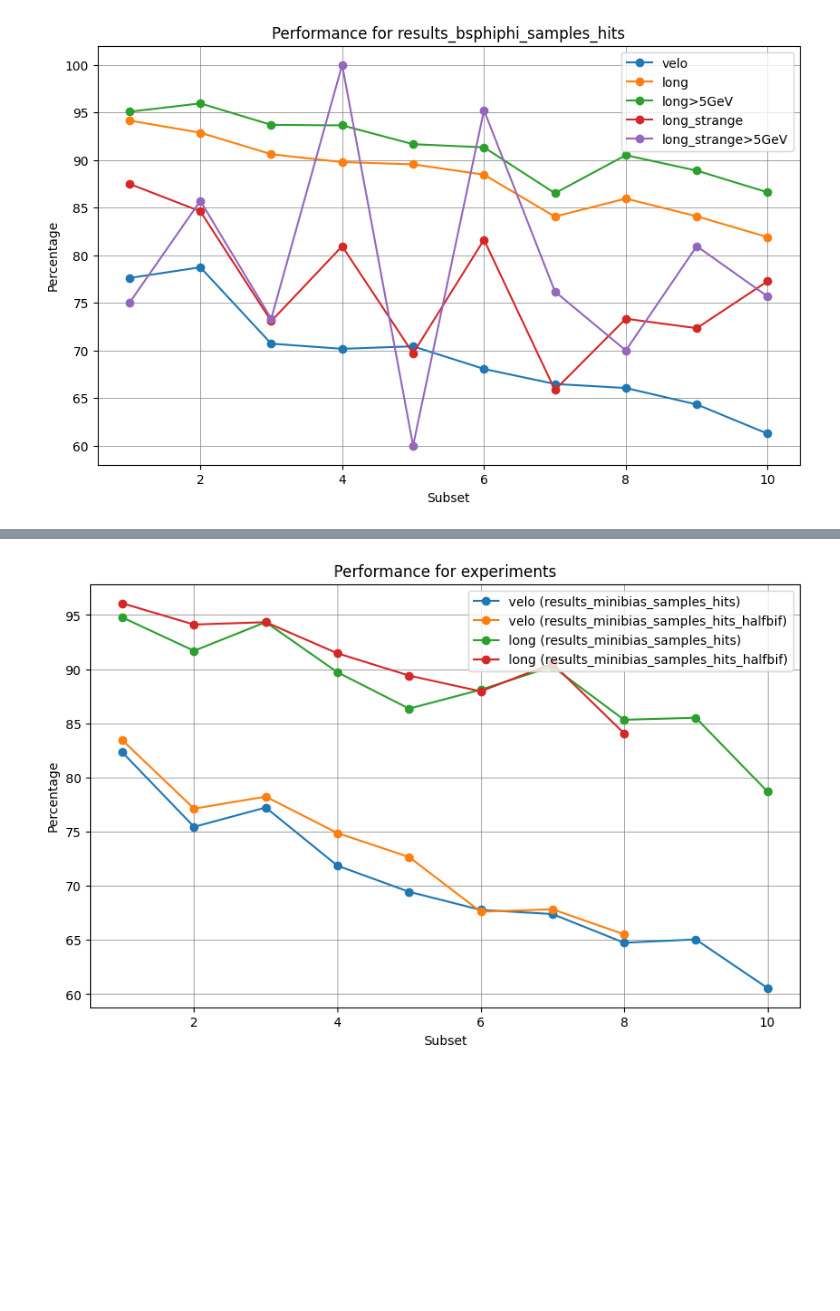
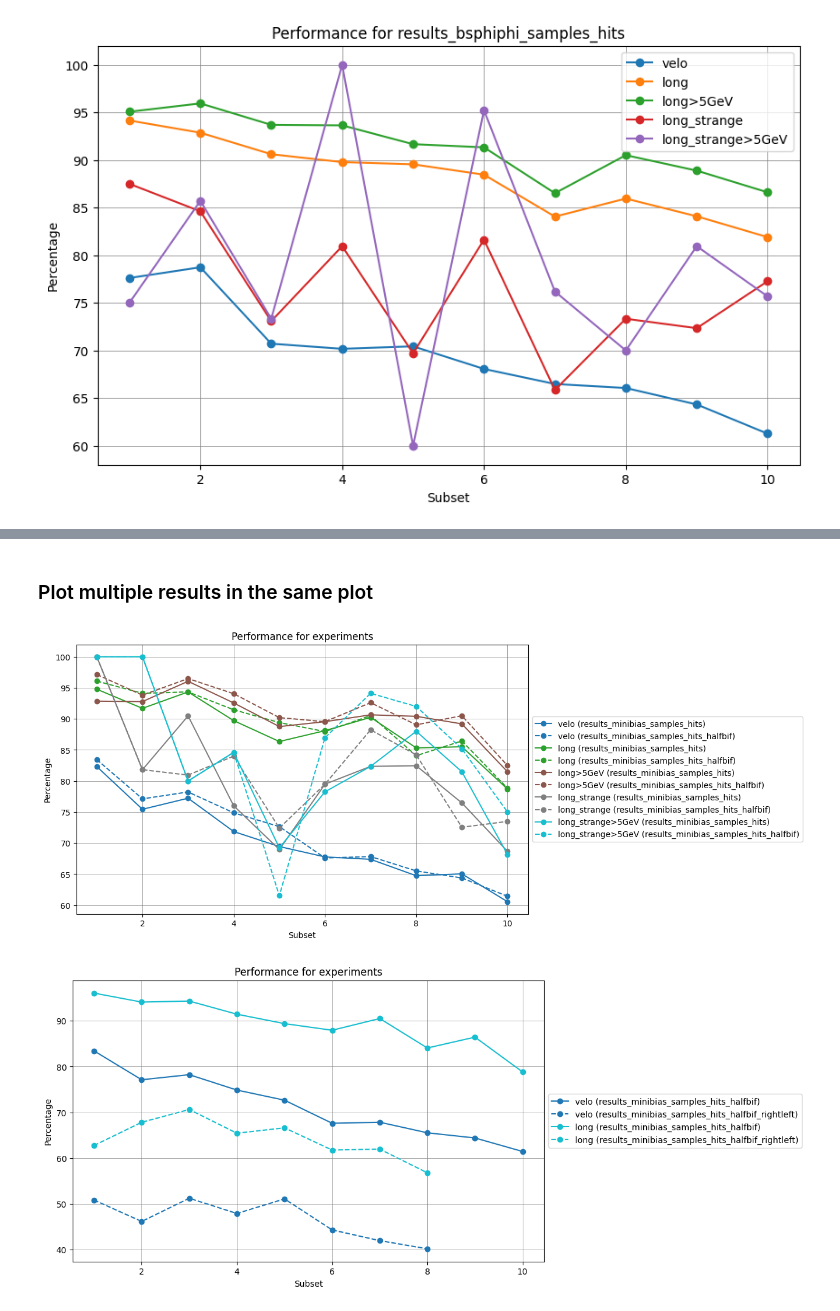
Before and after one commit to alawaree/Code_Thesis_HopfieldNetwork_VELO, a Jupyter notebook: results_analysis/plots_results_10_subsets.ipynb, the cells around one changed output, grey strips where cells are left out. Saved outputs shown, nothing was run; the diff lists cells and outputs as text; code cells hidden in the pictures; blank space fills up the shorter version.

```diff
--- a/results_analysis/plots_results_10_subsets.ipynb
+++ b/results_analysis/plots_results_10_subsets.ipynb
@@ -441,5 +484,11 @@ plt.tight_layout()
+# %% [markdown]
+### Plot multiple results in the same plot
 # %%
 def plot_reconstruction_eff_experiments_multiple(exp_names, metrics_names):
+    # Define the color palette for each experiment
+    small_color_palette = ['blue', 'red', 'green', 'orange', 'purple']
+
+
     # Get the performances for each experiment
     performances_dict = {}
     for exp_name in exp_names:
@@ -457,7 +506,7 @@ def plot_reconstruction_eff_experiments_multiple(exp_names, metrics_names):
             # Extract the list of values for the current metric and experiment
             metric_values = extract_metric_dict(performances_dict[exp_name], metric_name)
             # Plot the metric values against the x-axis for the current experiment
-            ax.plot(x[j], metric_values, marker='o', linestyle='-', label=metric_name + ' (' + exp_name + ')')
+            ax.plot(x[j], metric_values, marker='o', linestyle='-', label=metric_name + ' (' + exp_name + ')',color=small_color_palette[j])
 
     # Add labels and legend
     ax.set_xlabel('Subset')
@@ -468,6 +630,47 @@ def plot_reconstruction_eff_experiments_multiple(exp_names, metrics_names):
+# %%
+def plot_reconstruction_eff_experiments_multiple(exp_names, metrics_names):
+    # Determine the line styles and color palettes based on the number of experiments and metrics
+    num_experiments = len(exp_names)
+    num_metrics = len(metrics_names)
+    line_styles = ['-', '--', '-.']
+    color_palette = plt.cm.get_cmap('tab10', num_metrics)
+
+    # Get the performances for each experiment
+    performances_dict = {}
+    for exp_name in exp_names:
+        performances_dict[exp_name] = get_recon_eff_experiments(exp_name)
+
+    # Create the x-axis range for each experiment
+    x = [range(1, len(performances_dict[exp_name]) + 1) for exp_name in exp_names]
+
+    # Plot
+    fig, ax = plt.subplots(figsize=(10, 6))
+
+    # Plot each metric for each experiment
+    for i, metric_name in enumerate(metrics_names):
+        for j, exp_name in enumerate(exp_names):
+            # Extract the list of values for the current metric and experiment
+            metric_values = extract_metric_dict(performances_dict[exp_name], metric_name)
+            # Plot the metric values against the x-axis for the current experiment
+            ax.plot(x[j], metric_values, marker='o', linestyle=line_styles[j % num_experiments],
+                    label=metric_name + ' (' + exp_name + ')', color=color_palette(i))
+
+    # Add labels and legend
+    ax.set_xlabel('Subset')
+    ax.set_ylabel('Percentage')
+    ax.set_title('Performance for experiments')
+    plt.grid(True, color='grey', linewidth=0.5)
+    #ax.legend(loc='upper right')
+    ax.legend(loc='center left', bbox_to_anchor=(1, 0.5))
+# %%
+exp_names = ['results_minibias_samples_hits', 'results_minibias_samples_hits_halfbif']
+metrics_names = ['velo', 'long','long>5GeV', 'long_strange', 'long_strange>5GeV']
+plot_reconstruction_eff_experiments_multiple(exp_names, metrics_names)
+# %% [output]
+[figure, added]
 # %%
-exp_names = ['results_minibias_samples_hits', 'results_minibias_samples_hits_halfbif']
+exp_names = ['results_minibias_samples_hits_halfbif', 'results_minibias_samples_hits_halfbif_rightleft']
 metrics_names = ['velo', 'long']
 plot_reconstruction_eff_experiments_multiple(exp_names, metrics_names)
 # %% [output]
-[figure, old version]
+[figure, new version]
```
Also changed, not shown: parts of 13 cells of this notebook.
